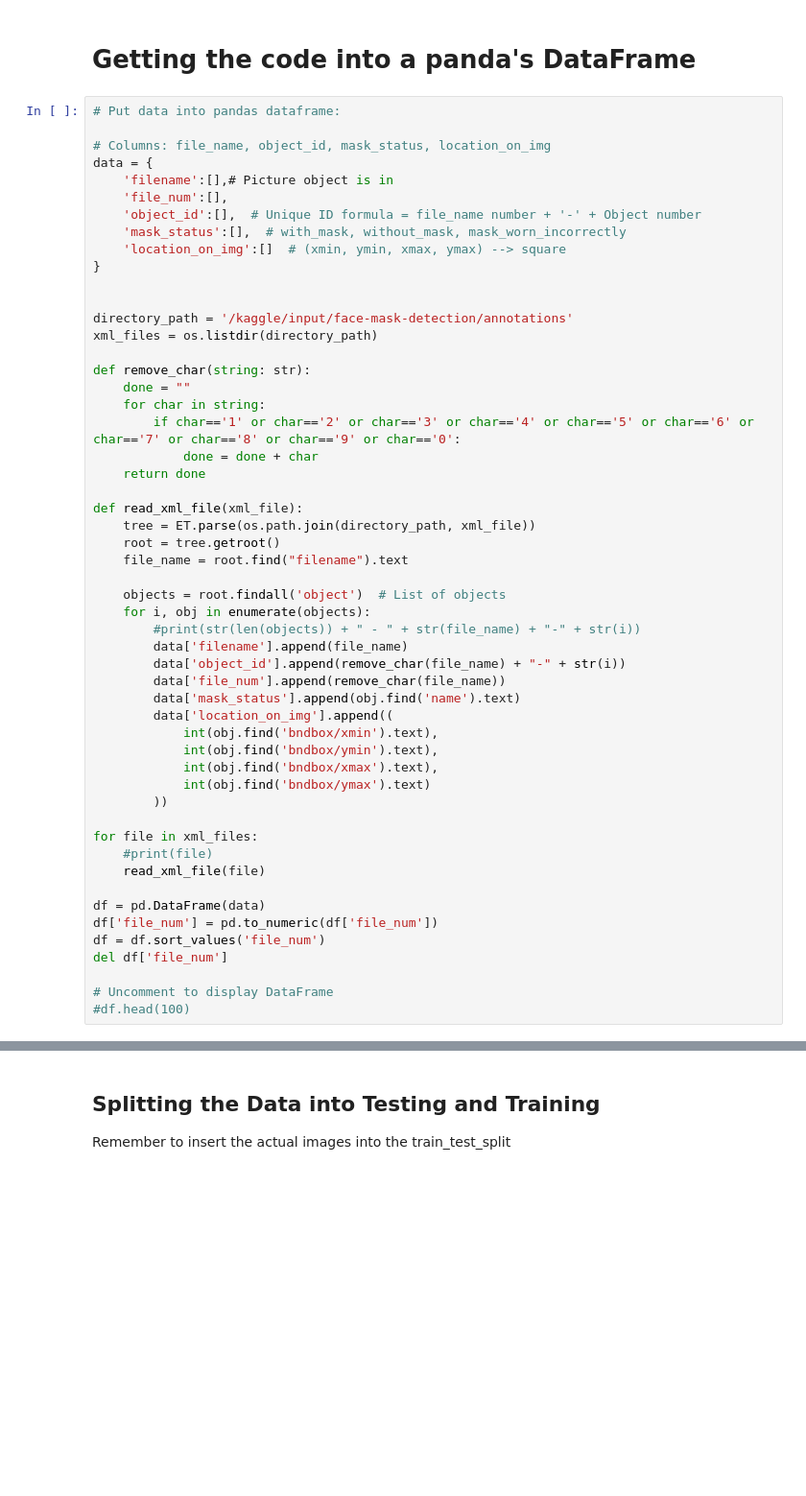
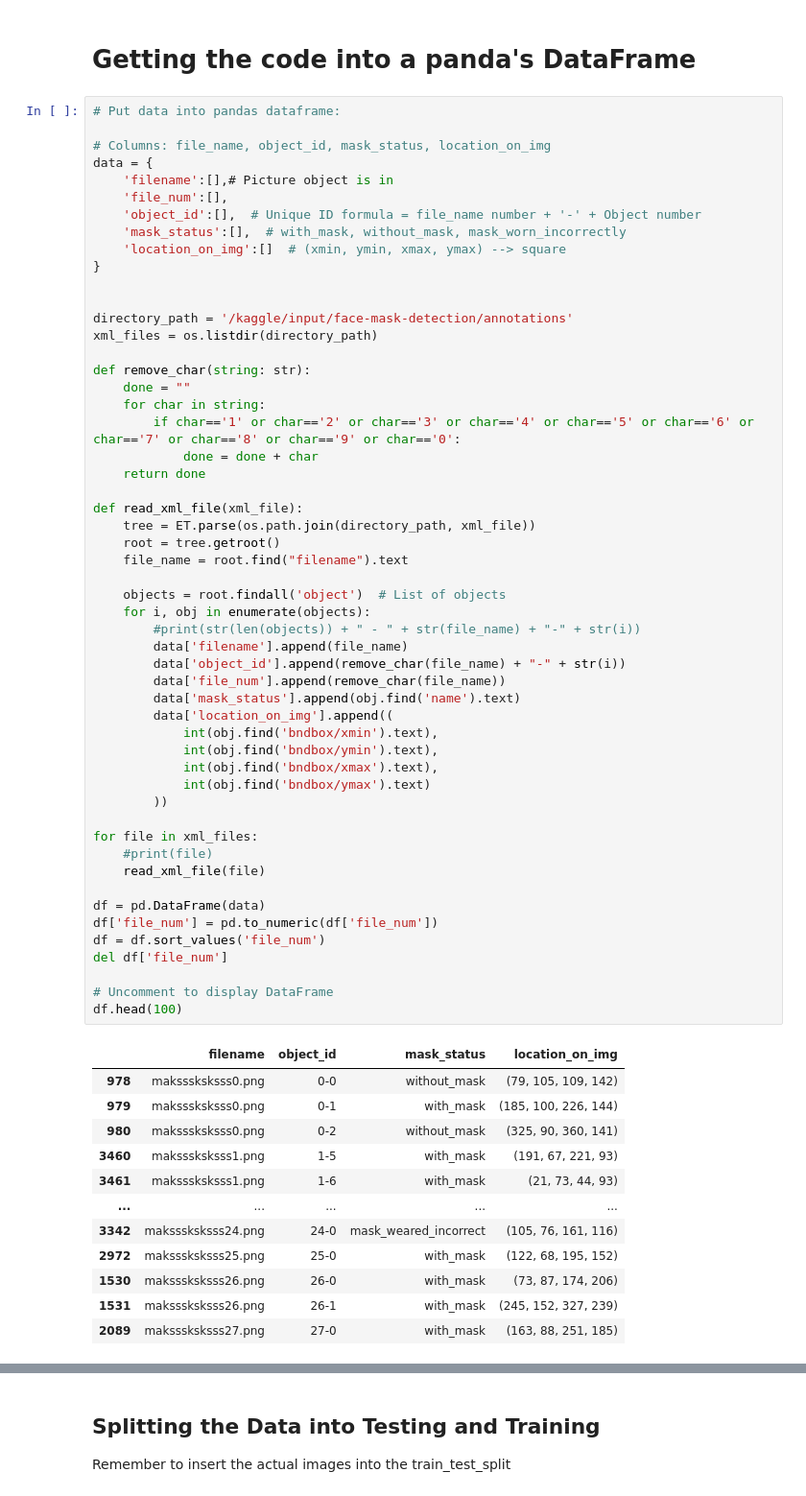
Before and after one commit to VasRamesh/LearnOpenCV, a Jupyter notebook: facemask-detection.ipynb, the cells around one changed output, grey strips where cells are left out. Shown at 96% size. Drawn from its saved outputs; the diff is of its cells as text; blank space fills up the shorter version.

```diff
--- a/facemask-detection.ipynb
+++ b/facemask-detection.ipynb
@@ -45,31 +45,44 @@ def remove_char(string: str):
 
 def read_xml_file(xml_file):
     tree = ET.parse(os.path.join(directory_path, xml_file))
     root = tree.getroot()
     file_name = root.find("filename").text
 
     objects = root.findall('object')  # List of objects
     for i, obj in enumerate(objects):
         #print(str(len(objects)) + " - " + str(file_name) + "-" + str(i))
         data['filename'].append(file_name)
         data['object_id'].append(remove_char(file_name) + "-" + str(i))
         data['file_num'].append(remove_char(file_name))
         data['mask_status'].append(obj.find('name').text)
         data['location_on_img'].append((
             int(obj.find('bndbox/xmin').text),
             int(obj.find('bndbox/ymin').text),
             int(obj.find('bndbox/xmax').text),
             int(obj.find('bndbox/ymax').text)
         ))
 
 for file in xml_files:
     #print(file)
     read_xml_file(file)
 
 df = pd.DataFrame(data)
 df['file_num'] = pd.to_numeric(df['file_num'])
 df = df.sort_values('file_num')
 del df['file_num']
 
 # Uncomment to display DataFrame
-#df.head(100)
+df.head(100)
+# %% [output]
+|  | filename | object_id | mask_status | location_on_img |
+| 978 | maksssksksss0.png | 0-0 | without_mask | (79, 105, 109, 142) |
+| 979 | maksssksksss0.png | 0-1 | with_mask | (185, 100, 226, 144) |
+| 980 | maksssksksss0.png | 0-2 | without_mask | (325, 90, 360, 141) |
+| 3460 | maksssksksss1.png | 1-5 | with_mask | (191, 67, 221, 93) |
+| 3461 | maksssksksss1.png | 1-6 | with_mask | (21, 73, 44, 93) |
+| ... | ... | ... | ... | ... |
+| 3342 | maksssksksss24.png | 24-0 | mask_weared_incorrect | (105, 76, 161, 116) |
+| 2972 | maksssksksss25.png | 25-0 | with_mask | (122, 68, 195, 152) |
+| 1530 | maksssksksss26.png | 26-0 | with_mask | (73, 87, 174, 206) |
+| 1531 | maksssksksss26.png | 26-1 | with_mask | (245, 152, 327, 239) |
+| 2089 | maksssksksss27.png | 27-0 | with_mask | (163, 88, 251, 185) |
```
Also changed, not shown: parts of 4 cells of this notebook.
